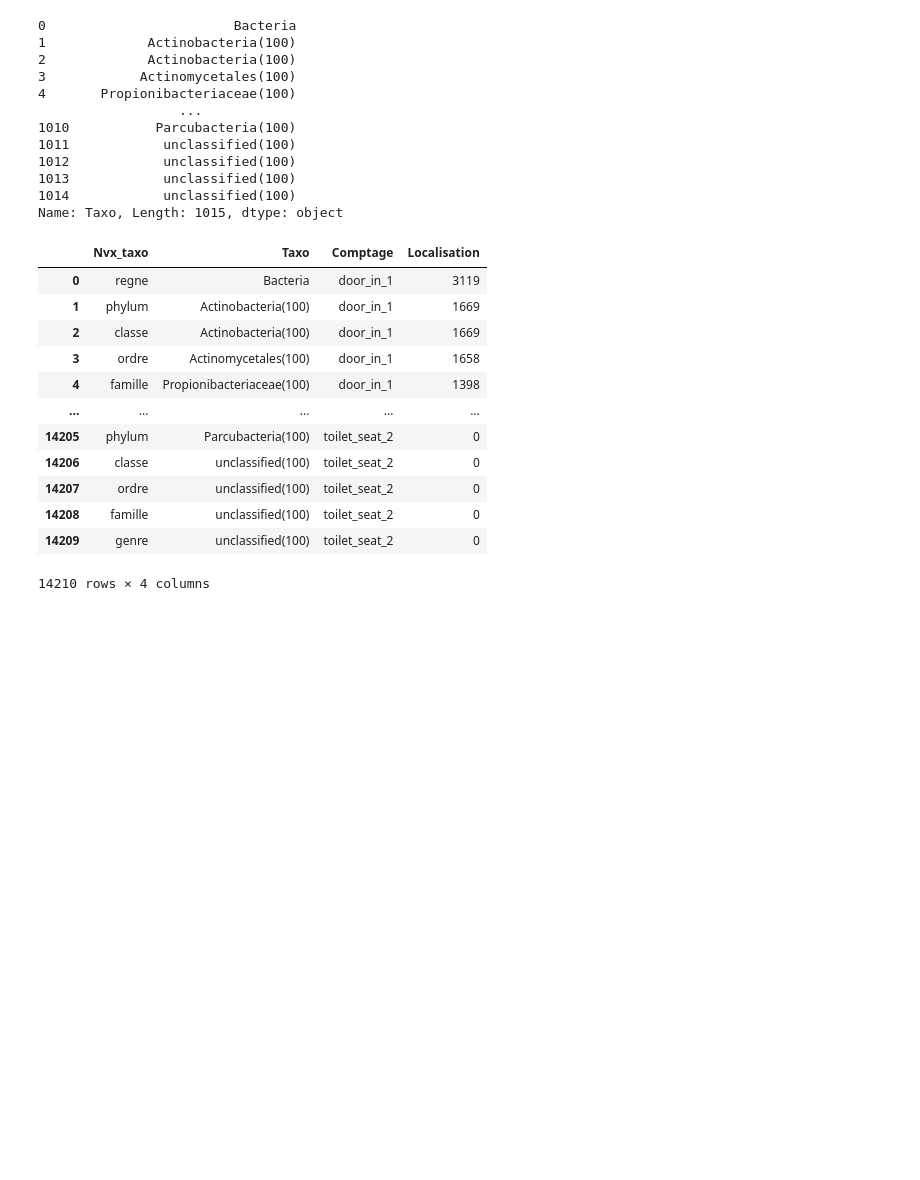
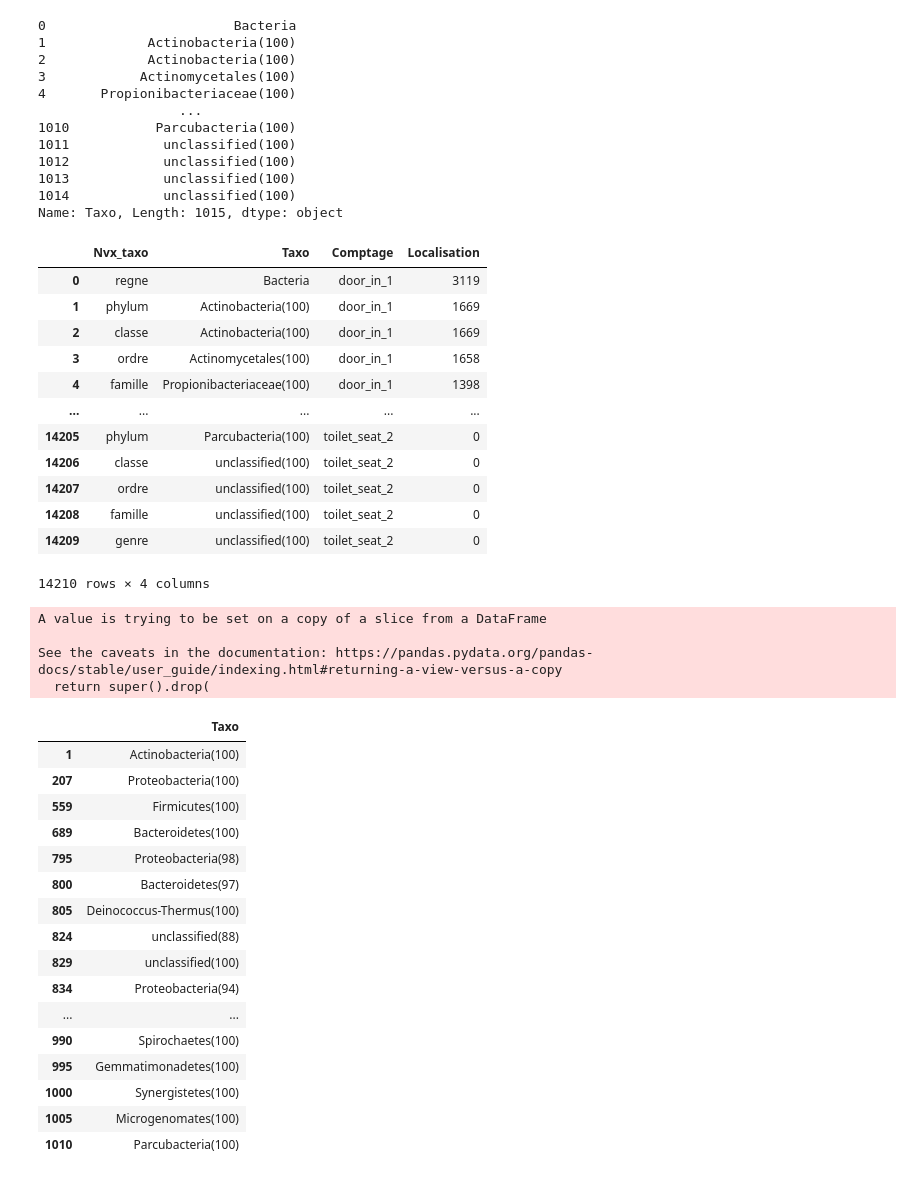
Before and after one commit to mmartelat/vdb_joha_marie, a Jupyter notebook: marieVDB.ipynb, the cells around one changed output. Saved outputs shown, nothing was run; the diff lists cells and outputs as text; code cells hidden in the pictures; blank space fills up the shorter version.

Commit message:
Création DF pour ACP

```diff
--- a/marieVDB.ipynb
+++ b/marieVDB.ipynb
@@ -331,9 +331,7 @@ def getDFFonctionTaxo(df, taxo):
 
 #Récupère tableau avec colonne suprimmer
 def getDFLoc(df, listeColonneSup):
-    listColonne = ["Nvx_taxo","Taxo"]
-    listColonne.append(listeColonneSup)
-    dfLoc = dfClasse.drop(columns =listColonne , inplace= True )
+    dfLoc = df.drop(columns =listeColonneSup , inplace= True )
     return dfLoc
 #Rècupère seulement colonne taxo de la df voulue
 def getDFColTaxo(df):
@@ -952,0 +1000,40 @@ plt.show()
+# %%
+#Recupère les donnéer et format en Df
+dicoTaxoTest = getDicoTaxo(df)
+dfEntier= getDF(dicoTaxoTest)
+
+#Création DF avec seulement les comptage pour le phylum (dfComptage)
+dfComptage = getDFFonctionTaxo(dfEntier, "phylum")
+listeColonneSuprimer = ["Nvx_taxo","Taxo"]
+getDFLoc(dfComptage,listeColonneSuprimer )
+
+#Creéation DF avec seulement les noms des phylum (dfTaxo)
+dfTaxo = getDFFonctionTaxo(dfEntier, "phylum")
+listeColonneSuprimerPourTaxo = ["Nvx_taxo","door_in_1","door_in_2", "faucet_handle_1", "faucet_handle_2", "sink_floor_1", "sink_floor_2",
+               "soap_dispenser_1", "stall_in_1", "toilet_floor_1", "toilet_floor_2", "toilet_flush_handle_1","toilet_flush_handle_2", "toilet_seat_1", "toilet_seat_2"]
+getDFLoc(dfTaxo,listeColonneSuprimerPourTaxo )
+
+dfComptage
+dfTaxo
+# %% [output]
+A value is trying to be set on a copy of a slice from a DataFrame
+
+See the caveats in the documentation: https://pandas.pydata.org/pandas-docs/stable/user_guide/indexing.html#returning-a-view-versus-a-copy
+  return super().drop(
+|  | Taxo |
+| 1 | Actinobacteria(100) |
+| 207 | Proteobacteria(100) |
+| 559 | Firmicutes(100) |
+| 689 | Bacteroidetes(100) |
+| 795 | Proteobacteria(98) |
+| 800 | Bacteroidetes(97) |
+| 805 | Deinococcus-Thermus(100) |
+| 824 | unclassified(88) |
+| 829 | unclassified(100) |
+| 834 | Proteobacteria(94) |
+| ... | ... |
+| 990 | Spirochaetes(100) |
+| 995 | Gemmatimonadetes(100) |
+| 1000 | Synergistetes(100) |
+| 1005 | Microgenomates(100) |
+| 1010 | Parcubacteria(100) |
```
Also changed, not shown: parts of 1 cell of this notebook.
